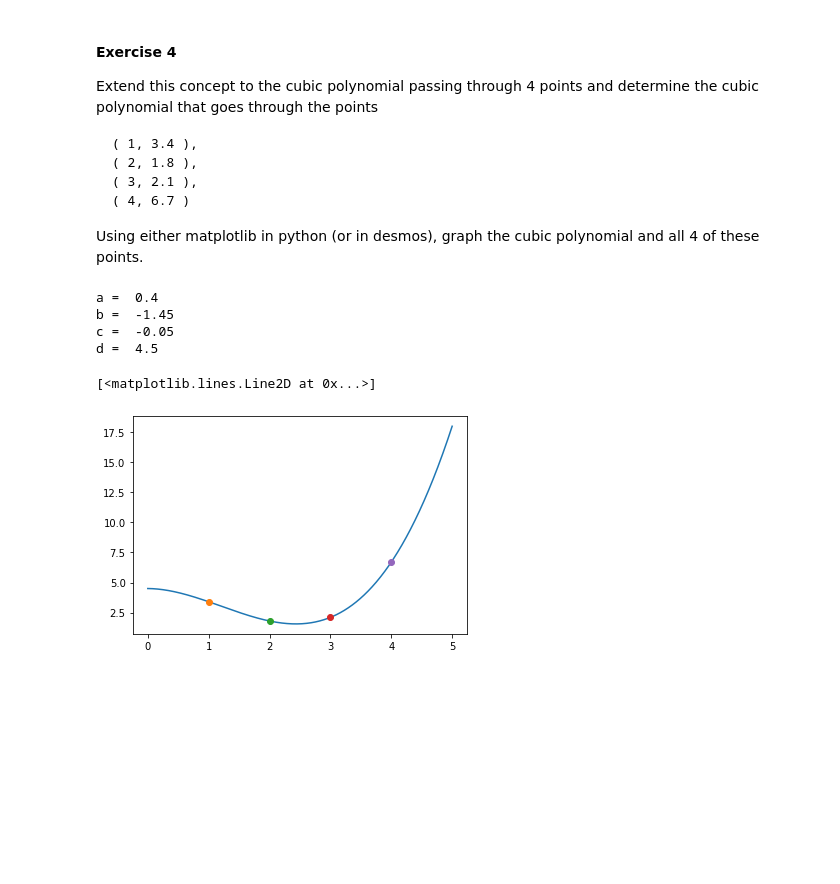
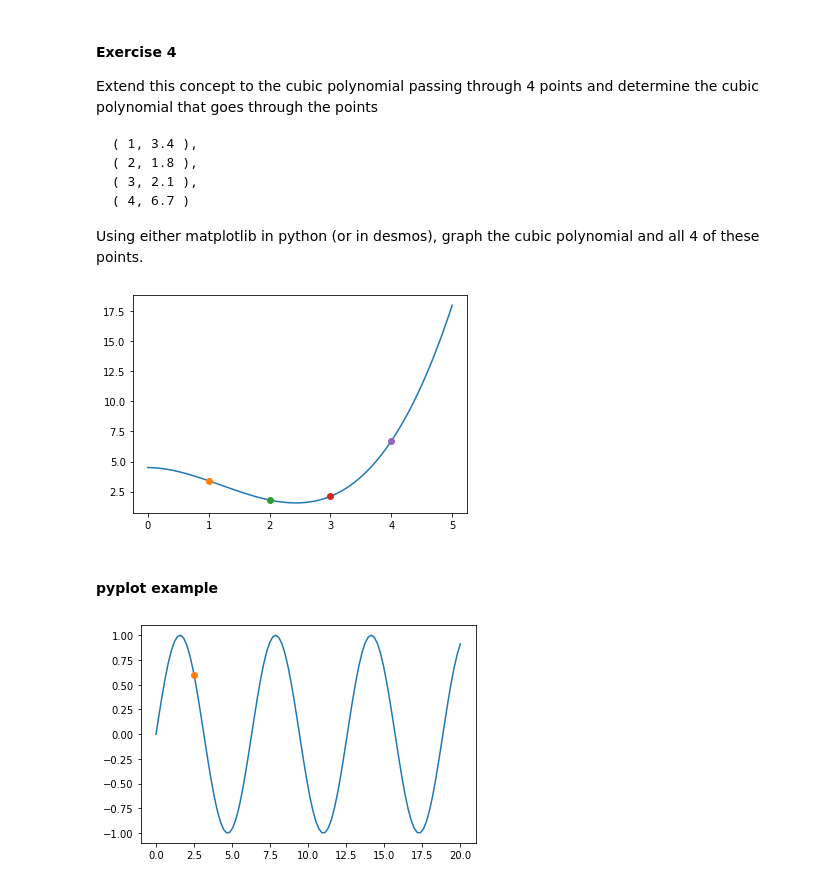
Before and after one commit to alexanderVprice/MTH341, a Jupyter notebook: 341_InClass3.ipynb, the cells around one changed output. Saved outputs shown, nothing was run; the diff lists cells and outputs as text; code cells hidden in the pictures; blank space fills up the shorter version.

Commit message:
reformat inclass 3 example

```diff
--- a/341_InClass3.ipynb
+++ b/341_InClass3.ipynb
@@ -86,7 +86,7 @@ Using either matplotlib in python (or in desmos), graph the cubic polynomial and
 # %%
 import matplotlib.pyplot as plt
 import numpy as np
-
+x = np.linspace(0,5,100)
 x0 = np.array([1,1,1,1])
 x1 = np.array([1,2,3,4])
 x2 = np.array(x1**2)
@@ -98,17 +98,24 @@ a = abcd[0]
 b = abcd[1]
 c = abcd[2]
 d = abcd[3]
-x = np.linspace(0,5,1E3)
 y = a*x**3 + b*x**2 + c*x + d
-plt.plot(x,y)
+plt.plot(x,a*x**3 + b*x**2 + c*x + d)
 plt.plot( 1, 3.4, marker='o')
 plt.plot( 2, 1.8, marker='o')
 plt.plot( 3, 2.1, marker='o')
 plt.plot( 4, 6.7, marker='o')
+plt.show()
 # %% [output]
-a =  0.4
-b =  -1.45
-c =  -0.05
-d =  4.5
-[<matplotlib.lines.Line2D at 0x...>]
 [figure]
+# %% [markdown]
+#### pyplot example
+# %%
+import matplotlib.pyplot as plt
+import numpy as np
+
+x = np.linspace(0, 20, 100)  # Create a list of evenly-spaced numbers over the range
+plt.plot(x, np.sin(x))       # Plot the sine of each x point
+plt.plot(2.5,np.sin(2.5),marker='o')
+plt.show()                   # Display the plot
+# %% [output]
+[figure, added]
```
